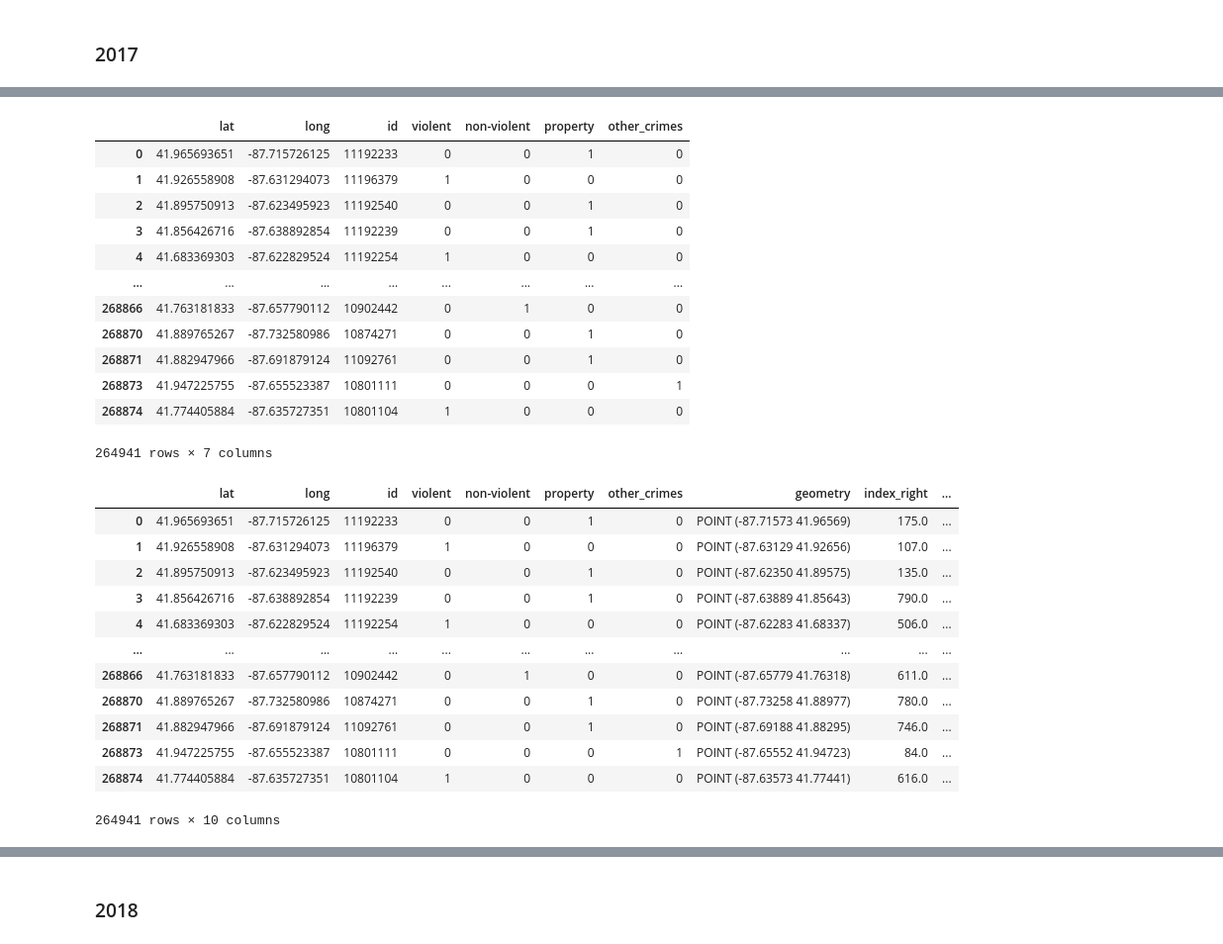
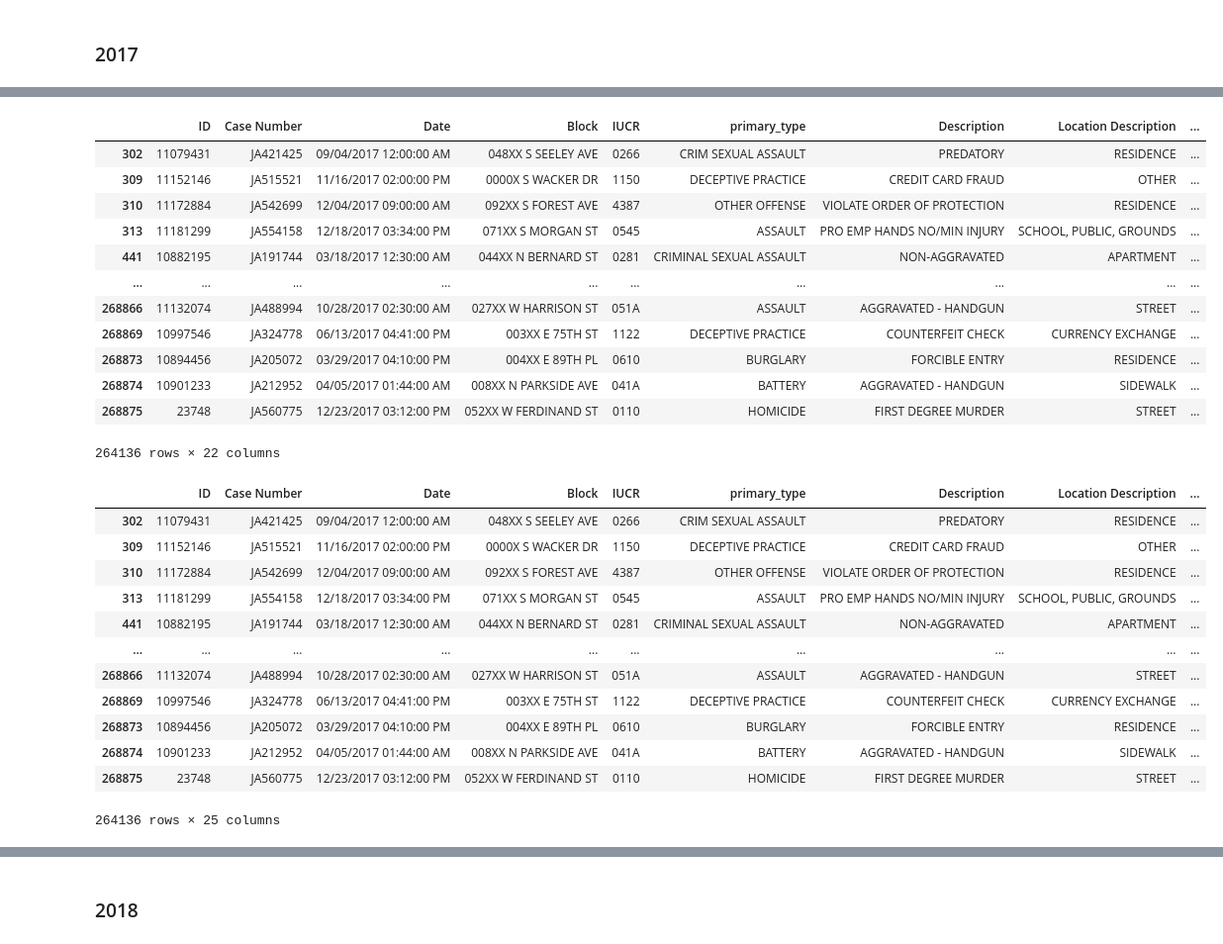
Before and after one commit to mihirbhaskar/chicago-complaints, a Jupyter notebook: code/4_CleanChicagoOpenData.ipynb, the cells around one changed output, grey strips where cells are left out. Shown at 99% size. Drawn from its saved outputs; the diff is of its cells as text; code cells hidden in the pictures.

```diff
--- a/code/4_CleanChicagoOpenData.ipynb
+++ b/code/4_CleanChicagoOpenData.ipynb
@@ -1151,0 +824,3 @@ See the caveats in the documentation: https://pandas.pydata.org/pandas-docs/stab
+# %%
+crimes_2017 = pd.read_csv(here("./data/raw/Crimes_2017.csv"))
+crimes_2017
@@ -1152,24 +841,23 @@ See the caveats in the documentation: https://pandas.pydata.org/pandas-docs/stab
 # %%
-crimes_2017 = crimes_2017.rename(columns = {"latitude":"lat","longitude":"long"})
+crimes_2017 = crimes_2017.rename(columns = {"Latitude":"lat","Longitude":"long","Primary Type":"primary_type"})
 
-crimes_2017 = crimes_2017[['lat','long','id','violent','non-violent','property','other_crimes']]
 
 crimes_2017 = crimes_2017.dropna()
 crimes_2017
 # %% [output]
-|  | lat | long | id | violent | non-violent | property | other_crimes |
-| 0 | 41.965693651 | -87.715726125 | 11192233 | 0 | 0 | 1 | 0 |
-| 1 | 41.926558908 | -87.631294073 | 11196379 | 1 | 0 | 0 | 0 |
-| 2 | 41.895750913 | -87.623495923 | 11192540 | 0 | 0 | 1 | 0 |
-| 3 | 41.856426716 | -87.638892854 | 11192239 | 0 | 0 | 1 | 0 |
-| 4 | 41.683369303 | -87.622829524 | 11192254 | 1 | 0 | 0 | 0 |
-| ... | ... | ... | ... | ... | ... | ... | ... |
-| 268866 | 41.763181833 | -87.657790112 | 10902442 | 0 | 1 | 0 | 0 |
-| 268870 | 41.889765267 | -87.732580986 | 10874271 | 0 | 0 | 1 | 0 |
-| 268871 | 41.882947966 | -87.691879124 | 11092761 | 0 | 0 | 1 | 0 |
-| 268873 | 41.947225755 | -87.655523387 | 10801111 | 0 | 0 | 0 | 1 |
-| 268874 | 41.774405884 | -87.635727351 | 10801104 | 1 | 0 | 0 | 0 |
+|  | ID | Case Number | Date | Block | IUCR | primary_type | Description | Location Description | ... |
+| 302 | 11079431 | JA421425 | 09/04/2017 12:00:00 AM | 048XX S SEELEY AVE | 0266 | CRIM SEXUAL ASSAULT | PREDATORY | RESIDENCE | ... |
+| 309 | 11152146 | JA515521 | 11/16/2017 02:00:00 PM | 0000X S WACKER DR | 1150 | DECEPTIVE PRACTICE | CREDIT CARD FRAUD | OTHER | ... |
+| 310 | 11172884 | JA542699 | 12/04/2017 09:00:00 AM | 092XX S FOREST AVE | 4387 | OTHER OFFENSE | VIOLATE ORDER OF PROTECTION | RESIDENCE | ... |
+| 313 | 11181299 | JA554158 | 12/18/2017 03:34:00 PM | 071XX S MORGAN ST | 0545 | ASSAULT | PRO EMP HANDS NO/MIN INJURY | SCHOOL, PUBLIC, GROUNDS | ... |
+| 441 | 10882195 | JA191744 | 03/18/2017 12:30:00 AM | 044XX N BERNARD ST | 0281 | CRIMINAL SEXUAL ASSAULT | NON-AGGRAVATED | APARTMENT | ... |
+| ... | ... | ... | ... | ... | ... | ... | ... | ... | ... |
+| 268866 | 11132074 | JA488994 | 10/28/2017 02:30:00 AM | 027XX W HARRISON ST | 051A | ASSAULT | AGGRAVATED - HANDGUN | STREET | ... |
+| 268869 | 10997546 | JA324778 | 06/13/2017 04:41:00 PM | 003XX E 75TH ST | 1122 | DECEPTIVE PRACTICE | COUNTERFEIT CHECK | CURRENCY EXCHANGE | ... |
+| 268873 | 10894456 | JA205072 | 03/29/2017 04:10:00 PM | 004XX E 89TH PL | 0610 | BURGLARY | FORCIBLE ENTRY | RESIDENCE | ... |
+| 268874 | 10901233 | JA212952 | 04/05/2017 01:44:00 AM | 008XX N PARKSIDE AVE | 041A | BATTERY | AGGRAVATED - HANDGUN | SIDEWALK | ... |
+| 268875 | 23748 | JA560775 | 12/23/2017 03:12:00 PM | 052XX W FERDINAND ST | 0110 | HOMICIDE | FIRST DEGREE MURDER | STREET | ... |
-264941 rows × 7 columns
+264136 rows × 22 columns
 # %%
 #Attach geo ids
 gdf_crimes_2017 = gpd.GeoDataFrame(
@@ -1180,18 +868,18 @@ crimes_2017_acs = gpd.sjoin(gdf_crimes_2017, gdf_acs[['geo_id','geometry']], how
 
 crimes_2017_acs
 # %% [output]
-|  | lat | long | id | violent | non-violent | property | other_crimes | geometry | index_right | ... |
-| 0 | 41.965693651 | -87.715726125 | 11192233 | 0 | 0 | 1 | 0 | POINT (-87.71573 41.96569) | 175.0 | ... |
-| 1 | 41.926558908 | -87.631294073 | 11196379 | 1 | 0 | 0 | 0 | POINT (-87.63129 41.92656) | 107.0 | ... |
-| 2 | 41.895750913 | -87.623495923 | 11192540 | 0 | 0 | 1 | 0 | POINT (-87.62350 41.89575) | 135.0 | ... |
-| 3 | 41.856426716 | -87.638892854 | 11192239 | 0 | 0 | 1 | 0 | POINT (-87.63889 41.85643) | 790.0 | ... |
-| 4 | 41.683369303 | -87.622829524 | 11192254 | 1 | 0 | 0 | 0 | POINT (-87.62283 41.68337) | 506.0 | ... |
-| ... | ... | ... | ... | ... | ... | ... | ... | ... | ... | ... |
-| 268866 | 41.763181833 | -87.657790112 | 10902442 | 0 | 1 | 0 | 0 | POINT (-87.65779 41.76318) | 611.0 | ... |
-| 268870 | 41.889765267 | -87.732580986 | 10874271 | 0 | 0 | 1 | 0 | POINT (-87.73258 41.88977) | 780.0 | ... |
-| 268871 | 41.882947966 | -87.691879124 | 11092761 | 0 | 0 | 1 | 0 | POINT (-87.69188 41.88295) | 746.0 | ... |
-| 268873 | 41.947225755 | -87.655523387 | 10801111 | 0 | 0 | 0 | 1 | POINT (-87.65552 41.94723) | 84.0 | ... |
-| 268874 | 41.774405884 | -87.635727351 | 10801104 | 1 | 0 | 0 | 0 | POINT (-87.63573 41.77441) | 616.0 | ... |
+|  | ID | Case Number | Date | Block | IUCR | primary_type | Description | Location Description | ... |
+| 302 | 11079431 | JA421425 | 09/04/2017 12:00:00 AM | 048XX S SEELEY AVE | 0266 | CRIM SEXUAL ASSAULT | PREDATORY | RESIDENCE | ... |
+| 309 | 11152146 | JA515521 | 11/16/2017 02:00:00 PM | 0000X S WACKER DR | 1150 | DECEPTIVE PRACTICE | CREDIT CARD FRAUD | OTHER | ... |
+| 310 | 11172884 | JA542699 | 12/04/2017 09:00:00 AM | 092XX S FOREST AVE | 4387 | OTHER OFFENSE | VIOLATE ORDER OF PROTECTION | RESIDENCE | ... |
+| 313 | 11181299 | JA554158 | 12/18/2017 03:34:00 PM | 071XX S MORGAN ST | 0545 | ASSAULT | PRO EMP HANDS NO/MIN INJURY | SCHOOL, PUBLIC, GROUNDS | ... |
+| 441 | 10882195 | JA191744 | 03/18/2017 12:30:00 AM | 044XX N BERNARD ST | 0281 | CRIMINAL SEXUAL ASSAULT | NON-AGGRAVATED | APARTMENT | ... |
+| ... | ... | ... | ... | ... | ... | ... | ... | ... | ... |
+| 268866 | 11132074 | JA488994 | 10/28/2017 02:30:00 AM | 027XX W HARRISON ST | 051A | ASSAULT | AGGRAVATED - HANDGUN | STREET | ... |
+| 268869 | 10997546 | JA324778 | 06/13/2017 04:41:00 PM | 003XX E 75TH ST | 1122 | DECEPTIVE PRACTICE | COUNTERFEIT CHECK | CURRENCY EXCHANGE | ... |
+| 268873 | 10894456 | JA205072 | 03/29/2017 04:10:00 PM | 004XX E 89TH PL | 0610 | BURGLARY | FORCIBLE ENTRY | RESIDENCE | ... |
+| 268874 | 10901233 | JA212952 | 04/05/2017 01:44:00 AM | 008XX N PARKSIDE AVE | 041A | BATTERY | AGGRAVATED - HANDGUN | SIDEWALK | ... |
+| 268875 | 23748 | JA560775 | 12/23/2017 03:12:00 PM | 052XX W FERDINAND ST | 0110 | HOMICIDE | FIRST DEGREE MURDER | STREET | ... |
-264941 rows × 10 columns
+264136 rows × 25 columns
 # %%
 #Aggregate information at a census tract level
```
Also changed, not shown: parts of 55 cells of this notebook.
